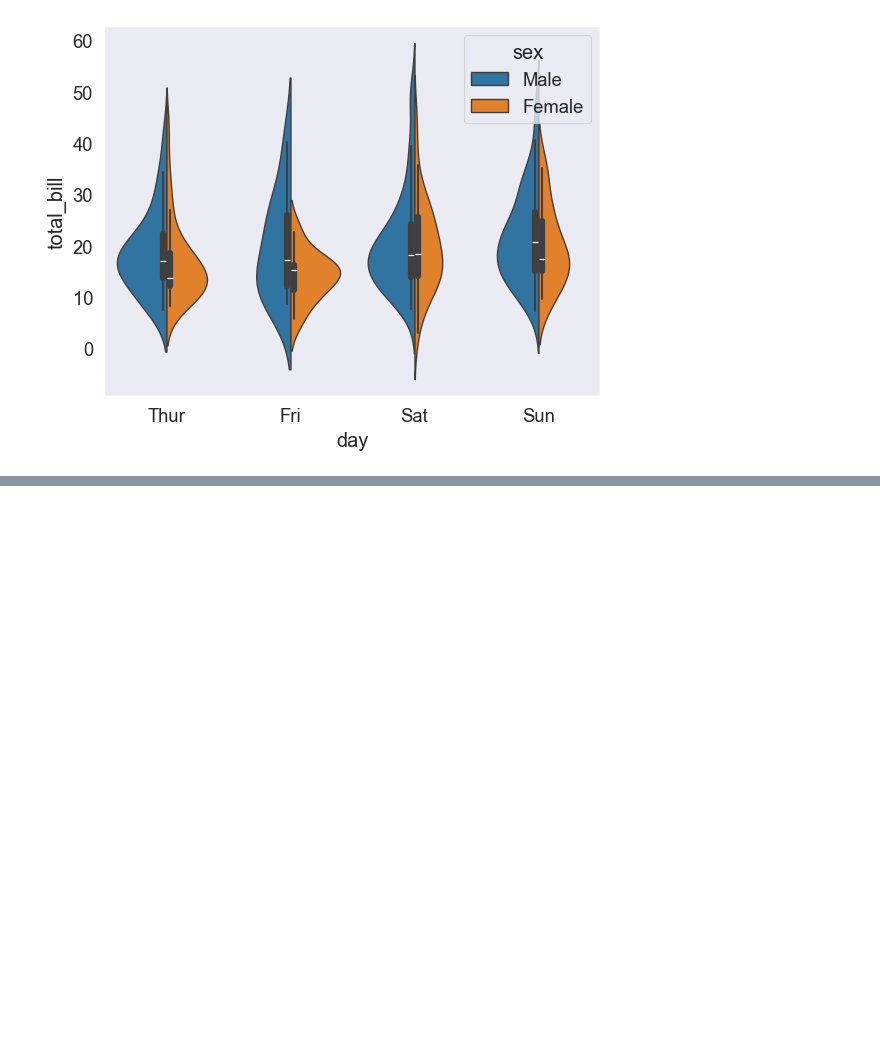
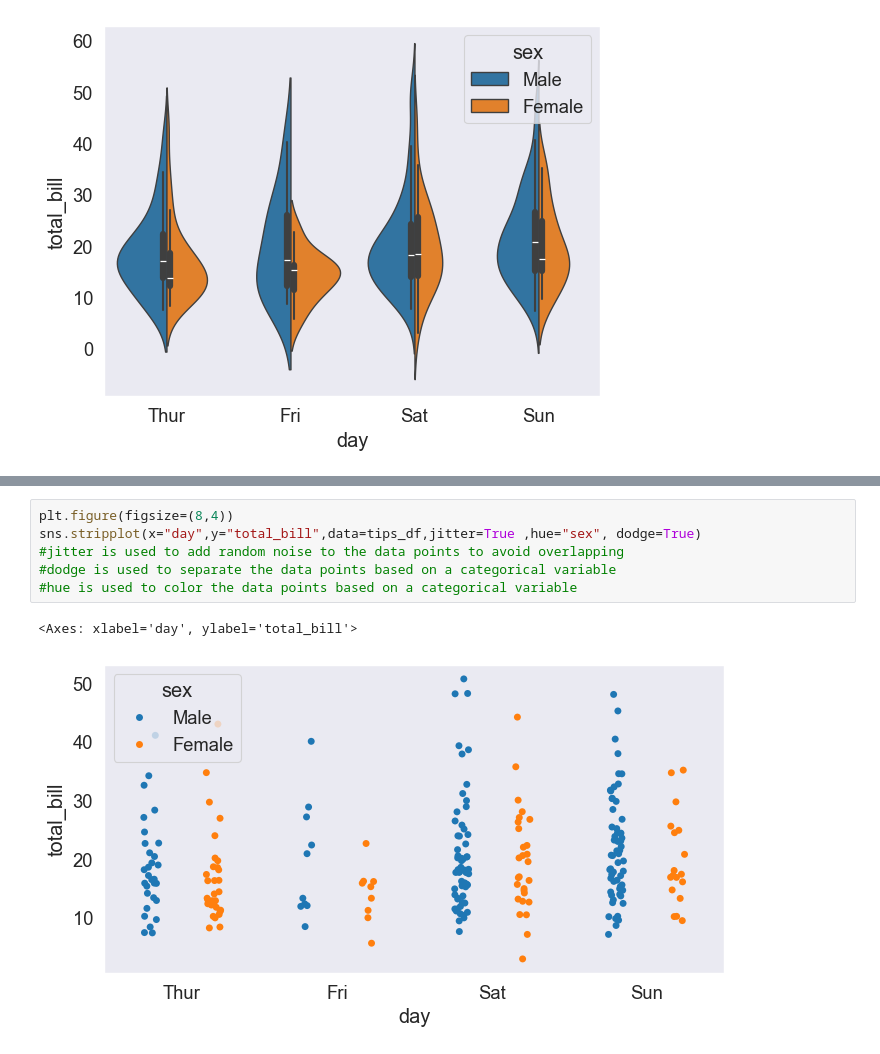
Before and after one commit to web-wizard-web/Python_for_AI_and_ML, a Jupyter notebook: Seaborn/seaborn.ipynb, the cells around one changed output, grey strips where cells are left out. Saved outputs shown, nothing was run; the diff lists cells and outputs as text; blank space fills up the shorter version.

```diff
--- a/Seaborn/seaborn.ipynb
+++ b/Seaborn/seaborn.ipynb
@@ -146,0 +158,9 @@ sns.violinplot(x="day",y="total_bill",data=tips_df,hue="sex" ,split=True) #violi
+# %%
+plt.figure(figsize=(8,4))
+sns.stripplot(x="day",y="total_bill",data=tips_df,jitter=True ,hue="sex", dodge=True)
+#jitter is used to add random noise to the data points to avoid overlapping
+#dodge is used to separate the data points based on a categorical variable
+#hue is used to color the data points based on a categorical variable
+# %% [output]
+<Axes: xlabel='day', ylabel='total_bill'>
+[figure, added]
```
Also changed, not shown: parts of 26 cells of this notebook, 1 other file.
